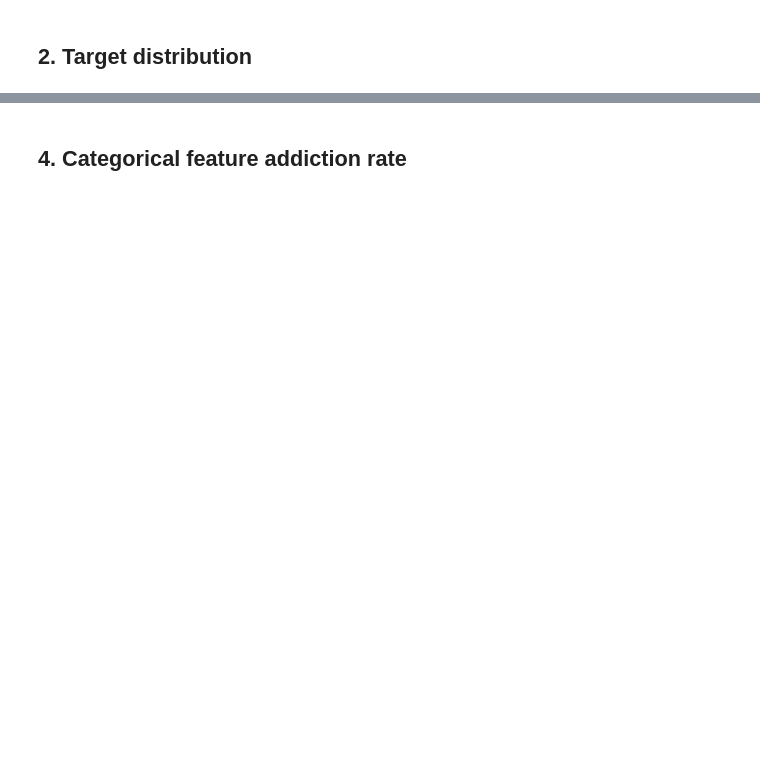
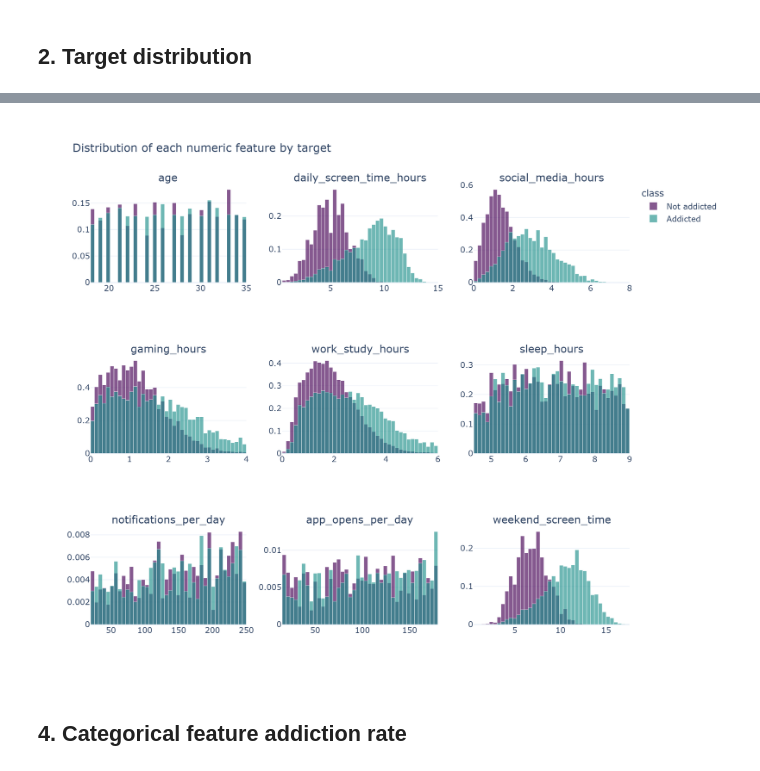
Before and after one commit to Hirukadeven07/Predicting-SmartPhone-Addiction-, a Jupyter notebook: notebooks/eda_plotly.ipynb, the cells around one changed output, grey strips where cells are left out. Drawn from its saved outputs; the diff is of its cells as text; code cells hidden in the pictures; blank space fills up the shorter version.

```diff
--- a/notebooks/eda_plotly.ipynb
+++ b/notebooks/eda_plotly.ipynb
@@ -88,35 +102,54 @@ between features.
 # %%
-fig = go.Figure()
+histograms = {}  # col -> (bins, centers, width, counts_by_class)
 n_bins = 40
-buttons = []
-
-for i, col in enumerate(NUM_COLS):
+for col in NUM_COLS:
     vals = train[[col, TARGET]].dropna()
-    lo, hi = vals[col].min(), vals[col].max()
-    bins = np.linspace(lo, hi, n_bins + 1)
+    bins = np.linspace(vals[col].min(), vals[col].max(), n_bins + 1)
     centers = (bins[:-1] + bins[1:]) / 2
     width = bins[1] - bins[0]
+    counts_by_class = {
+        cls: np.histogram(vals.loc[vals[TARGET] == cls, col], bins=bins, density=True)[0]
+        for cls in (0, 1)
+    }
+    histograms[col] = (centers, width, counts_by_class)
 
-    for cls, color, name in [(0, "#440154", "Not addicted"), (1, "#21918c", "Addicted")]:
-        sub = vals.loc[vals[TARGET] == cls, col]
-        counts, _ = np.histogram(sub, bins=bins, density=True)
-        fig.add_bar(x=centers, y=counts, width=width, name=name, marker_color=color,
+class_style = [(0, "#440154", "Not addicted"), (1, "#21918c", "Addicted")]
+
+# --- interactive: one feature at a time, picked via dropdown ---
+fig = go.Figure()
+buttons = []
+for i, col in enumerate(NUM_COLS):
+    centers, width, counts_by_class = histograms[col]
+    for cls, color, name in class_style:
+        fig.add_bar(x=centers, y=counts_by_class[cls], width=width, name=name, marker_color=color,
                     opacity=0.65, visible=(i == 0),
                     hovertemplate=f"{col}=%{{x:.2f}}<br>density=%{{y:.3f}}<extra>{name}</extra>")
-
     visible = [False] * (2 * len(NUM_COLS))
-    visible[2 * i] = True
-    visible[2 * i + 1] = True
+    visible[2 * i], visible[2 * i + 1] = True, True
     buttons.append(dict(label=col, method="update",
                          args=[{"visible": visible}, {"title": f"Distribution of {col} by target"}]))
 
 fig.update_layout(
     updatemenus=[dict(active=0, buttons=buttons, x=1.0, xanchor="right", y=1.18, yanchor="top")],
-    barmode="overlay",
-    title=f"Distribution of {NUM_COLS[0]} by target",
+    barmode="overlay", title=f"Distribution of {NUM_COLS[0]} by target",
     xaxis_title="value", yaxis_title="density", height=500, legend_title="class",
 )
 fig.show()
+
+# --- static fallback: all nine features as small multiples (this is what renders on GitHub) ---
+grid = make_subplots(rows=3, cols=3, subplot_titles=NUM_COLS)
+for i, col in enumerate(NUM_COLS):
+    centers, width, counts_by_class = histograms[col]
+    row, colpos = i // 3 + 1, i % 3 + 1
+    for cls, color, name in class_style:
+        grid.add_bar(x=centers, y=counts_by_class[cls], width=width, name=name,
+                     marker_color=color, opacity=0.65, showlegend=(i == 0),
+                     row=row, col=colpos)
+grid.update_layout(barmode="overlay", title="Distribution of each numeric feature by target",
+                    height=850, legend_title="class")
+grid.show(renderer="png", width=1050, height=850, scale=2)
+# %% [output]
+[figure, added]
 # %% [markdown]
 ## 4. Categorical feature addiction rate
 # %%
```
Also changed, not shown: parts of 9 cells of this notebook, 1 other file.
